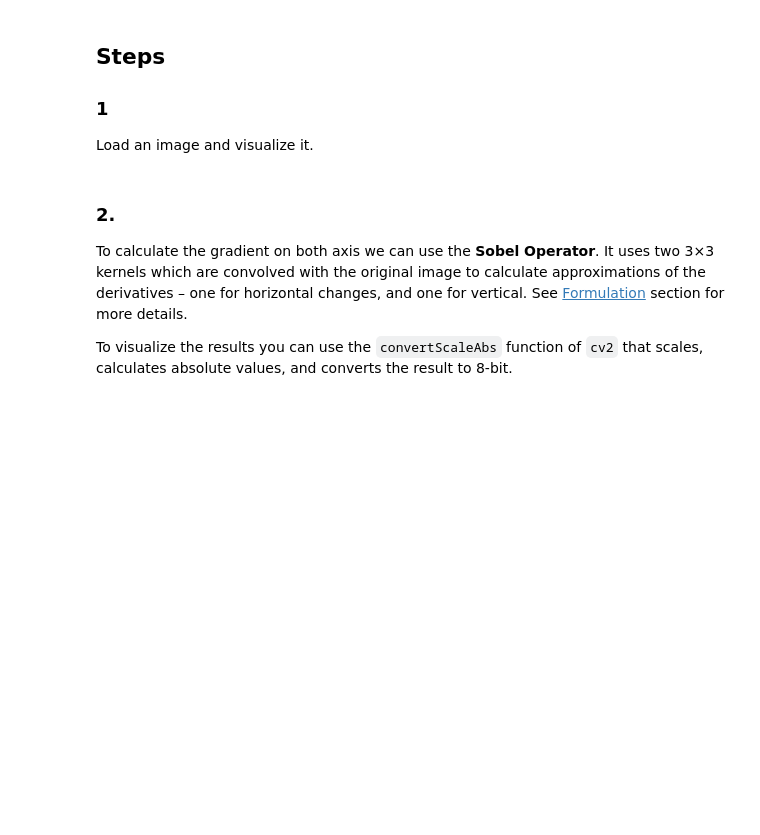
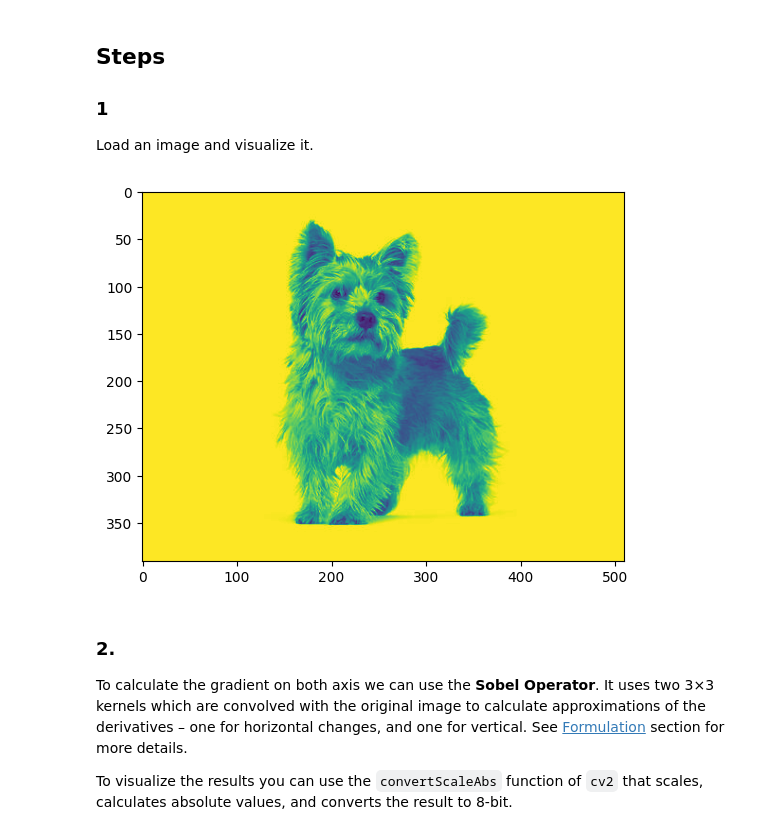
Before and after one commit to martigelabert/image3D, a Jupyter notebook: HOG/Exercise.ipynb, the cells around one changed output. Drawn from its saved outputs; the diff is of its cells as text; code cells hidden in the pictures; blank space fills up the shorter version.

```diff
--- a/HOG/Exercise.ipynb
+++ b/HOG/Exercise.ipynb
@@ -28,3 +29,9 @@ Load an image and visualize it.
+# %%
+img = cv2.imread("dog.jpg",0)
+plt.imshow(img)
+plt.show()
+# %% [output]
+[figure, added]
 # %% [markdown]
 ###  2.
 
```
Also changed, not shown: parts of 8 cells of this notebook, 2 other files.
